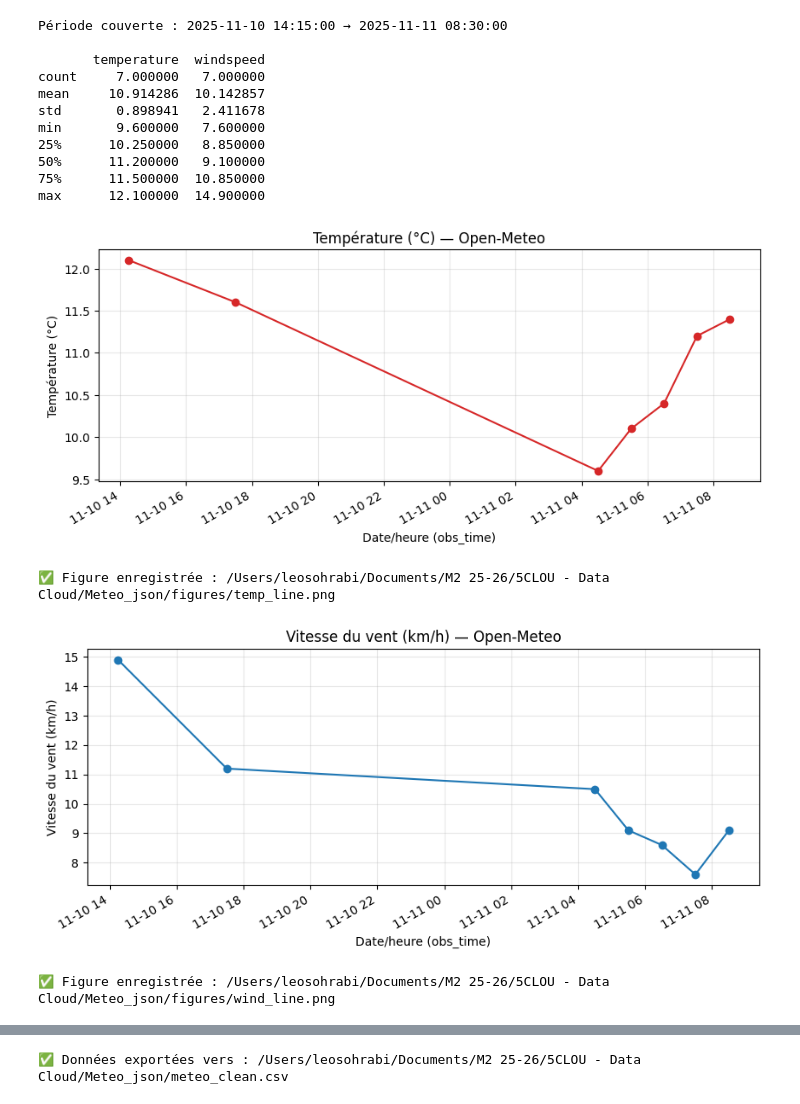
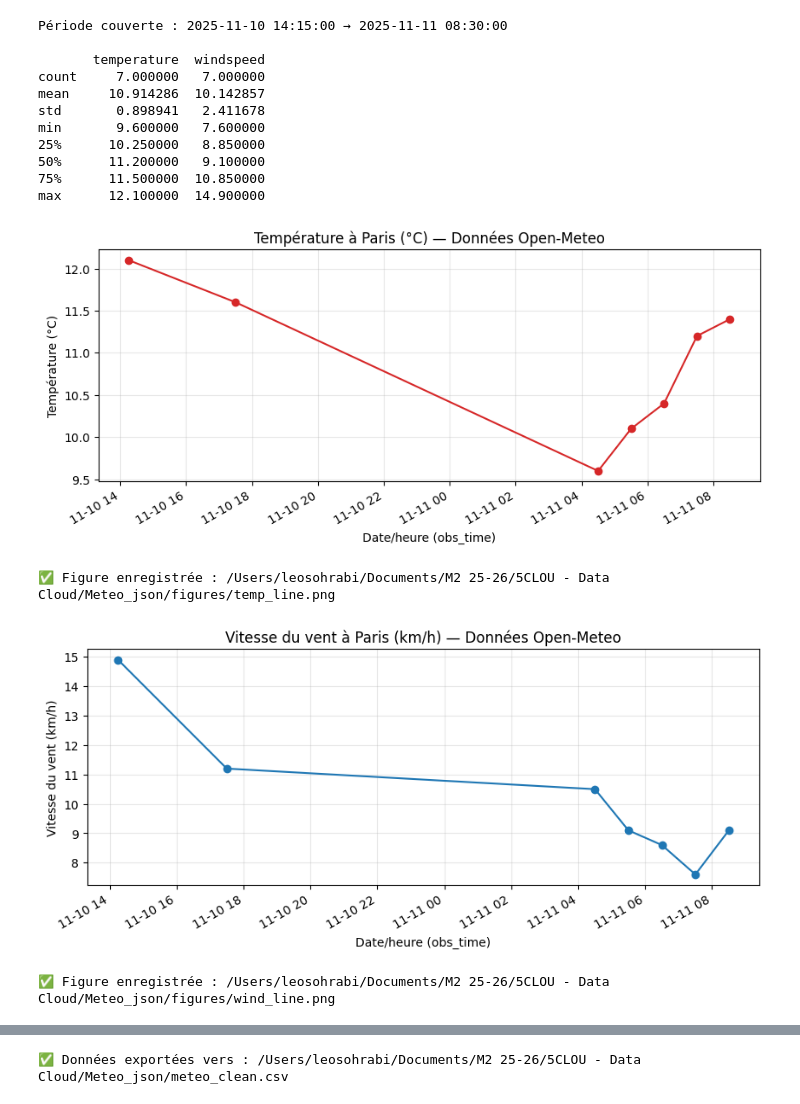
Before and after one commit to Mr10Wick/5CLOUD-data-platform-for-real-time-event-analysis, a Jupyter notebook: Part4.ipynb, the cells around one changed output, grey strips where cells are left out. Cells and saved outputs as stored; diff of their text form; code cells hidden in the pictures.

```diff
--- a/Part4.ipynb
+++ b/Part4.ipynb
@@ -87,26 +87,26 @@ max      12.100000  14.900000
 # %%
 # ---- Cellule 4 : courbe de température ----
 plt.figure(figsize=(10, 4))
 plt.plot(df["obs_time"], df["temperature"], marker="o", color="tab:red")
-plt.title("Température (°C) — Open-Meteo")
+plt.title("Température à Paris (°C) — Données Open-Meteo")
 plt.xlabel("Date/heure (obs_time)")
 plt.ylabel("Température (°C)")
 plt.grid(True, alpha=0.3)
 plt.gcf().autofmt_xdate()
 
 out = FIG_DIR / "temp_line.png"
 plt.savefig(out, dpi=150, bbox_inches="tight")
 plt.show()
 
 print("✅ Figure enregistrée :", out)
 # %% [output]
-[figure, old version]
+[figure, new version]
 ✅ Figure enregistrée : /Users/leosohrabi/Documents/M2 25-26/5CLOU - Data Cloud/Meteo_json/figures/temp_line.png
 # %%
 # ---- Cellule 5 : courbe de vitesse du vent ----
 plt.figure(figsize=(10, 4))
 plt.plot(df["obs_time"], df["windspeed"], marker="o", color="tab:blue")
-plt.title("Vitesse du vent (km/h) — Open-Meteo")
+plt.title("Vitesse du vent à Paris (km/h) — Données Open-Meteo")
 plt.xlabel("Date/heure (obs_time)")
 plt.ylabel("Vitesse du vent (km/h)")
 plt.grid(True, alpha=0.3)
@@ -118,7 +118,7 @@ plt.show()
 
 print("✅ Figure enregistrée :", out)
 # %% [output]
-[figure, old version]
+[figure, new version]
 ✅ Figure enregistrée : /Users/leosohrabi/Documents/M2 25-26/5CLOU - Data Cloud/Meteo_json/figures/wind_line.png
 # %%
 # ---- Cellule 6 : température & vent sur le même graphique ----
```
Also changed, not shown: parts of 2 cells of this notebook, 3 other files.
